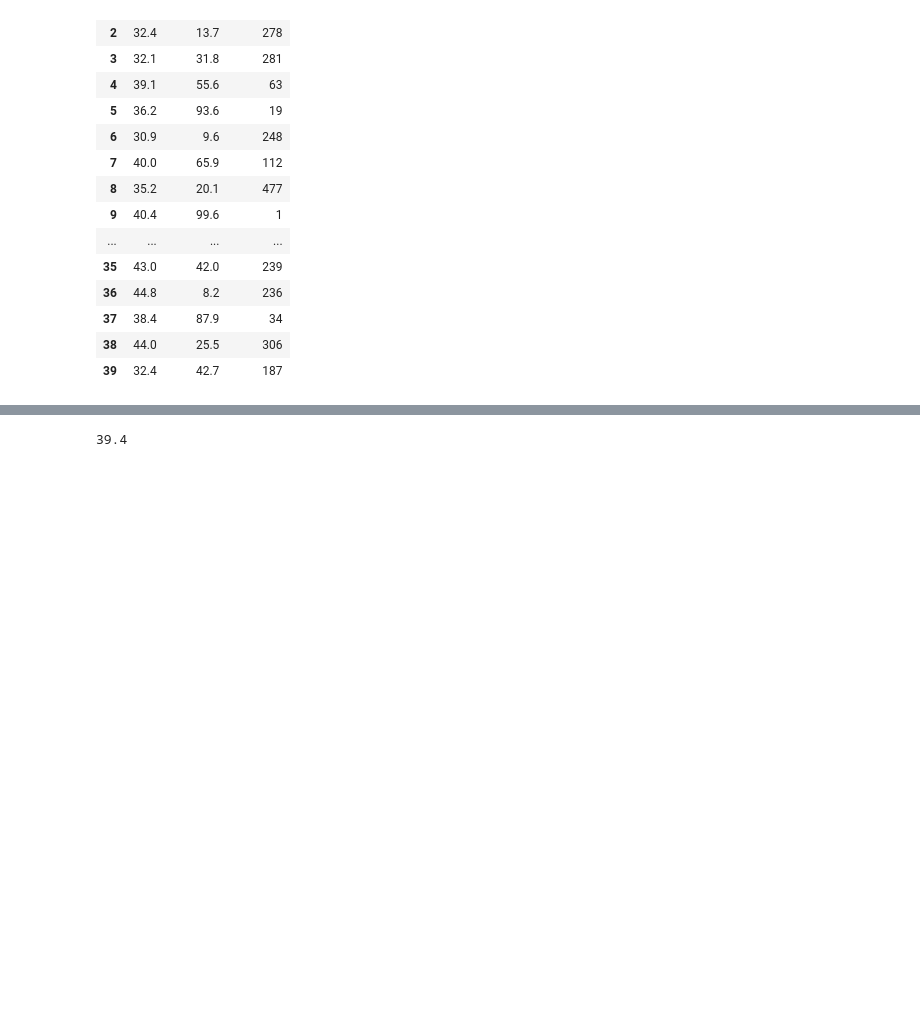
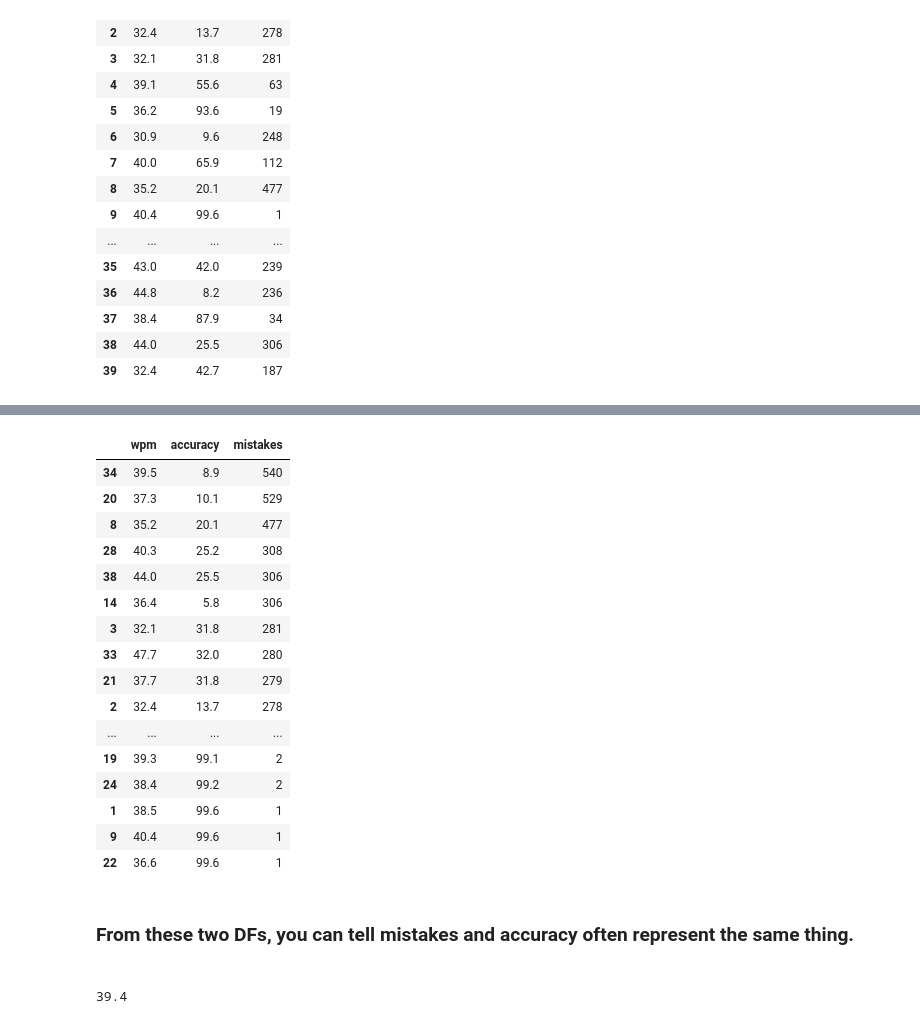
Before and after one commit to PeleKempf/CCA_data_analysis, a Jupyter notebook: CCA_analytics.ipynb, the cells around one changed output, grey strips where cells are left out. Cells and saved outputs as stored; diff of their text form; code cells hidden in the pictures; blank space fills up the shorter version.

```diff
--- a/CCA_analytics.ipynb
+++ b/CCA_analytics.ipynb
@@ -25,3 +46,26 @@ game_data
+# %%
+mistakes_ascending = game_data.sort_values(by = 'mistakes', ascending = False)
+mistakes_ascending
+# %% [output]
+|  | wpm | accuracy | mistakes |
+| 34 | 39.5 | 8.9 | 540 |
+| 20 | 37.3 | 10.1 | 529 |
+| 8 | 35.2 | 20.1 | 477 |
+| 28 | 40.3 | 25.2 | 308 |
+| 38 | 44.0 | 25.5 | 306 |
+| 14 | 36.4 | 5.8 | 306 |
+| 3 | 32.1 | 31.8 | 281 |
+| 33 | 47.7 | 32.0 | 280 |
+| 21 | 37.7 | 31.8 | 279 |
+| 2 | 32.4 | 13.7 | 278 |
+| ... | ... | ... | ... |
+| 19 | 39.3 | 99.1 | 2 |
+| 24 | 38.4 | 99.2 | 2 |
+| 1 | 38.5 | 99.6 | 1 |
+| 9 | 40.4 | 99.6 | 1 |
+| 22 | 36.6 | 99.6 | 1 |
+# %% [markdown]
+<h3> From these two DFs, you can tell mistakes and accuracy often represent the same thing. <h3/>
 # %%
 game_data['wpm'].mean().round(1)
 # %% [output]
```
Also changed, not shown: parts of 2 cells of this notebook.
